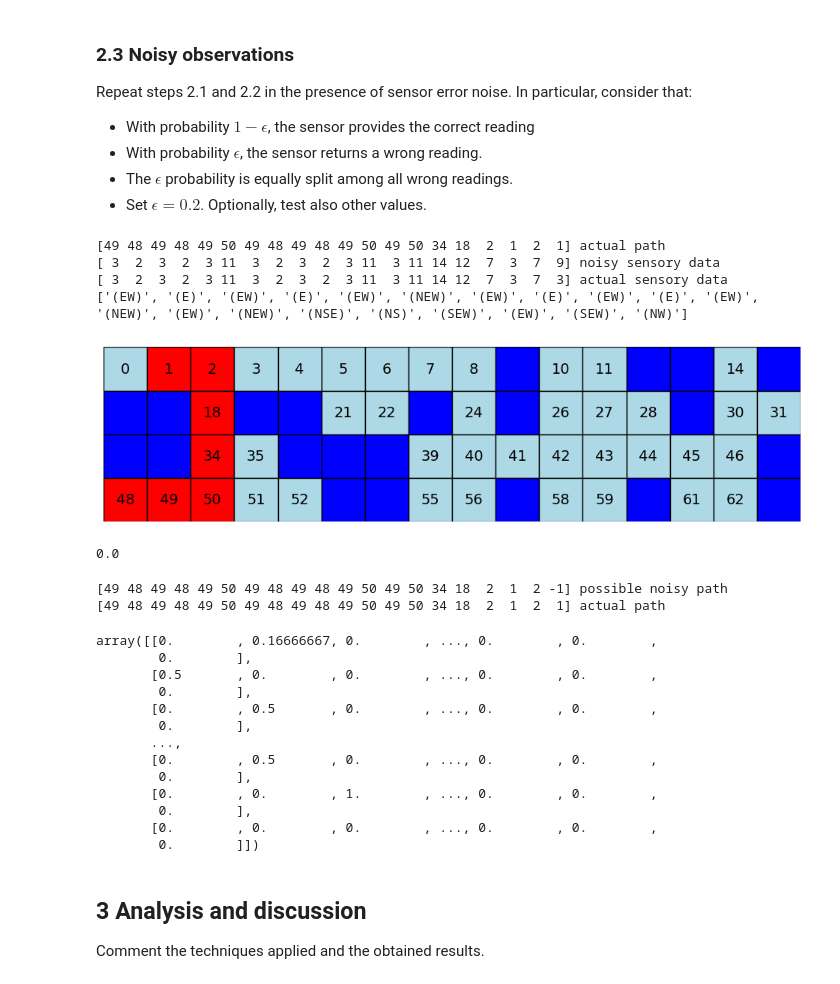
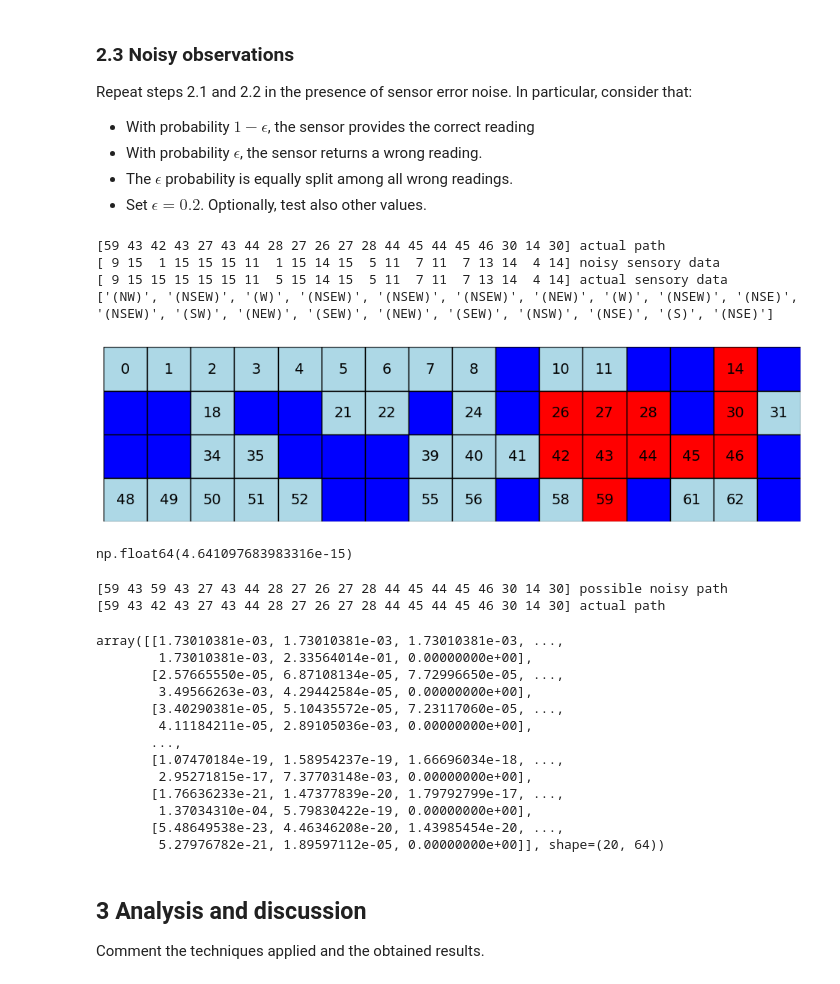
Before and after one commit to artem-starodubtsev/prob_proj, a Jupyter notebook: hmm-assignment-exercise.ipynb, the cells around one changed output. Cells and saved outputs as stored; diff of their text form; code cells hidden in the pictures.

```diff
--- a/hmm-assignment-exercise.ipynb
+++ b/hmm-assignment-exercise.ipynb
@@ -175,7 +175,7 @@ def traverse_z(Z, A):
 
 def build_y(Z, Y, B):
     for i in range(t):
-        Y[i] = np.argmax(B[Z[i]])
+        Y[i] = np.random.choice(range(16), p=B[Z[i]])
 # %%
 traverse_z(Z, A)
 print(Z)
@@ -296,62 +291,56 @@ Repeat steps 2.1 and 2.2 in the presence of sensor error noise. In particular, c
   * The $\epsilon$ probability is equally split among all wrong readings.
   * Set $\epsilon=0.2$. Optionally, test also other values.
 # %%
-esp = 0.05
+esp = 0.1
 
-
-def build_noisy_y(Z, Y, B):
-    for i in range(t):
-        if np.random.uniform() >= esp:
-            Y[i] = np.argmax(B[Z[i]])
-        else:
-            Y[i] = np.random.randint(0, 16)
-
-
+B_noisy = np.zeros_like(B)
+for i in range(0, len(B)):
+    B_noisy[i] = np.array([esp / (len(vocabulary)-1) if j != np.argmax(B[i]) else 1-esp for j in range(len(vocabulary))])
 print(Z, 'actual path')
 Y_noisy = np.zeros(t, dtype=int)
-build_noisy_y(Z, Y_noisy, B)
+build_y(Z, Y_noisy, B_noisy)
 print(Y_noisy, 'noisy sensory data')
 print(Y, 'actual sensory data')
 print(list(map(vocabulary.__getitem__, Y_noisy)))
 
 fig, ax = plt.subplots(figsize=(12, 9))
 plot_maze(ax, maze, Z=Z)
 # %% [output]
-[49 48 49 48 49 50 49 48 49 48 49 50 49 50 34 18  2  1  2  1] actual path
-[ 3  2  3  2  3 11  3  2  3  2  3 11  3 11 14 12  7  3  7  9] noisy sensory data
-[ 3  2  3  2  3 11  3  2  3  2  3 11  3 11 14 12  7  3  7  3] actual sensory data
-['(EW)', '(E)', '(EW)', '(E)', '(EW)', '(NEW)', '(EW)', '(E)', '(EW)', '(E)', '(EW)', '(NEW)', '(EW)', '(NEW)', '(NSE)', '(NS)', '(SEW)', '(EW)', '(SEW)', '(NW)']
+[59 43 42 43 27 43 44 28 27 26 27 28 44 45 44 45 46 30 14 30] actual path
+[ 9 15  1 15 15 15 11  1 15 14 15  5 11  7 11  7 13 14  4 14] noisy sensory data
+[ 9 15 15 15 15 15 11  5 15 14 15  5 11  7 11  7 13 14  4 14] actual sensory data
+['(NW)', '(NSEW)', '(W)', '(NSEW)', '(NSEW)', '(NSEW)', '(NEW)', '(W)', '(NSEW)', '(NSE)', '(NSEW)', '(SW)', '(NEW)', '(SEW)', '(NEW)', '(SEW)', '(NSW)', '(NSE)', '(S)', '(NSE)']
-[figure, old version]
+[figure, new version]
 # %%
-alpha, likelihood = likelihood_calc(A, B, Y_noisy, start_prob)
+alpha, likelihood = likelihood_calc(A, B_noisy, Y_noisy, start_prob)
 likelihood
 # %% [output]
-0.0
+np.float64(4.641097683983316e-15)
 # %%
-v, path = viterbi(A, B, Y_noisy, start_prob)
+v, path = viterbi(A, B_noisy, Y_noisy, start_prob)
 
-print(path, 'possible noisy path') # N.B.
+print(path, 'possible noisy path')
 print(Z, 'actual path')
 # %% [output]
-[49 48 49 48 49 50 49 48 49 48 49 50 49 50 34 18  2  1  2 -1] possible noisy path
-[49 48 49 48 49 50 49 48 49 48 49 50 49 50 34 18  2  1  2  1] actual path
+[59 43 59 43 27 43 44 28 27 26 27 28 44 45 44 45 46 30 14 30] possible noisy path
+[59 43 42 43 27 43 44 28 27 26 27 28 44 45 44 45 46 30 14 30] actual path
 # %%
-props_t = filtering(A, B, Y_noisy, start_prob)
+props_t = filtering(A, B_noisy, Y_noisy, start_prob)
 props_t
 # %% [output]
-array([[0.        , 0.16666667, 0.        , ..., 0.        , 0.        ,
-        0.        ],
-       [0.5       , 0.        , 0.        , ..., 0.        , 0.        ,
-        0.        ],
-       [0.        , 0.5       , 0.        , ..., 0.        , 0.        ,
-        0.        ],
+array([[1.73010381e-03, 1.73010381e-03, 1.73010381e-03, ...,
+        1.73010381e-03, 2.33564014e-01, 0.00000000e+00],
+       [2.57665550e-05, 6.87108134e-05, 7.72996650e-05, ...,
+        3.49566263e-03, 4.29442584e-05, 0.00000000e+00],
+       [3.40290381e-05, 5.10435572e-05, 7.23117060e-05, ...,
+        4.11184211e-05, 2.89105036e-03, 0.00000000e+00],
        ...,
-       [0.        , 0.5       , 0.        , ..., 0.        , 0.        ,
-        0.        ],
-       [0.        , 0.        , 1.        , ..., 0.        , 0.        ,
-        0.        ],
-       [0.        , 0.        , 0.        , ..., 0.        , 0.        ,
-        0.        ]])
+       [1.07470184e-19, 1.58954237e-19, 1.66696034e-18, ...,
+        2.95271815e-17, 7.37703148e-03, 0.00000000e+00],
+       [1.76636233e-21, 1.47377839e-20, 1.79792799e-17, ...,
+        1.37034310e-04, 5.79830422e-19, 0.00000000e+00],
+       [5.48649538e-23, 4.46346208e-20, 1.43985454e-20, ...,
+        5.27976782e-21, 1.89597112e-05, 0.00000000e+00]], shape=(20, 64))
 # %% [markdown]
 ## 3 Analysis and discussion
 
```
Also changed, not shown: parts of 4 cells of this notebook.
